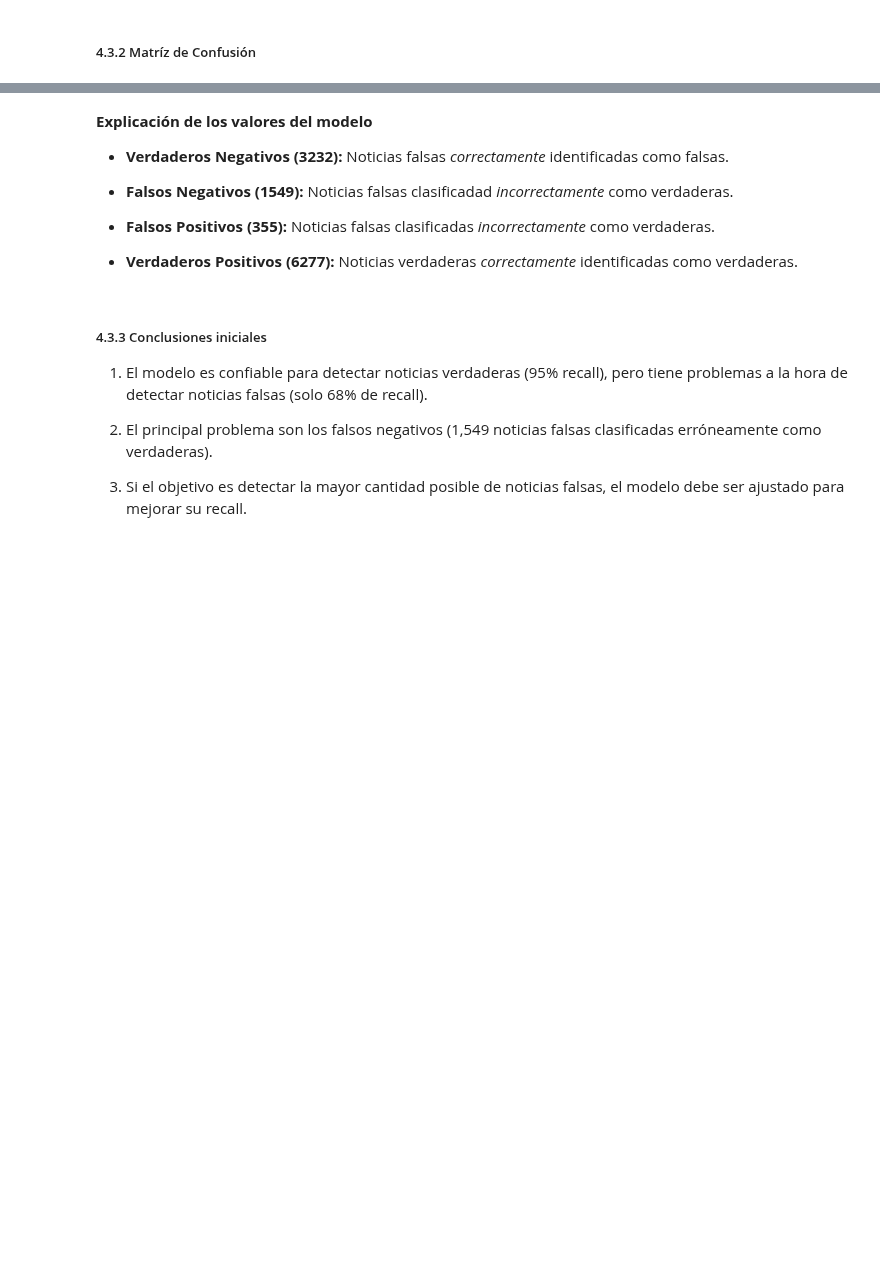
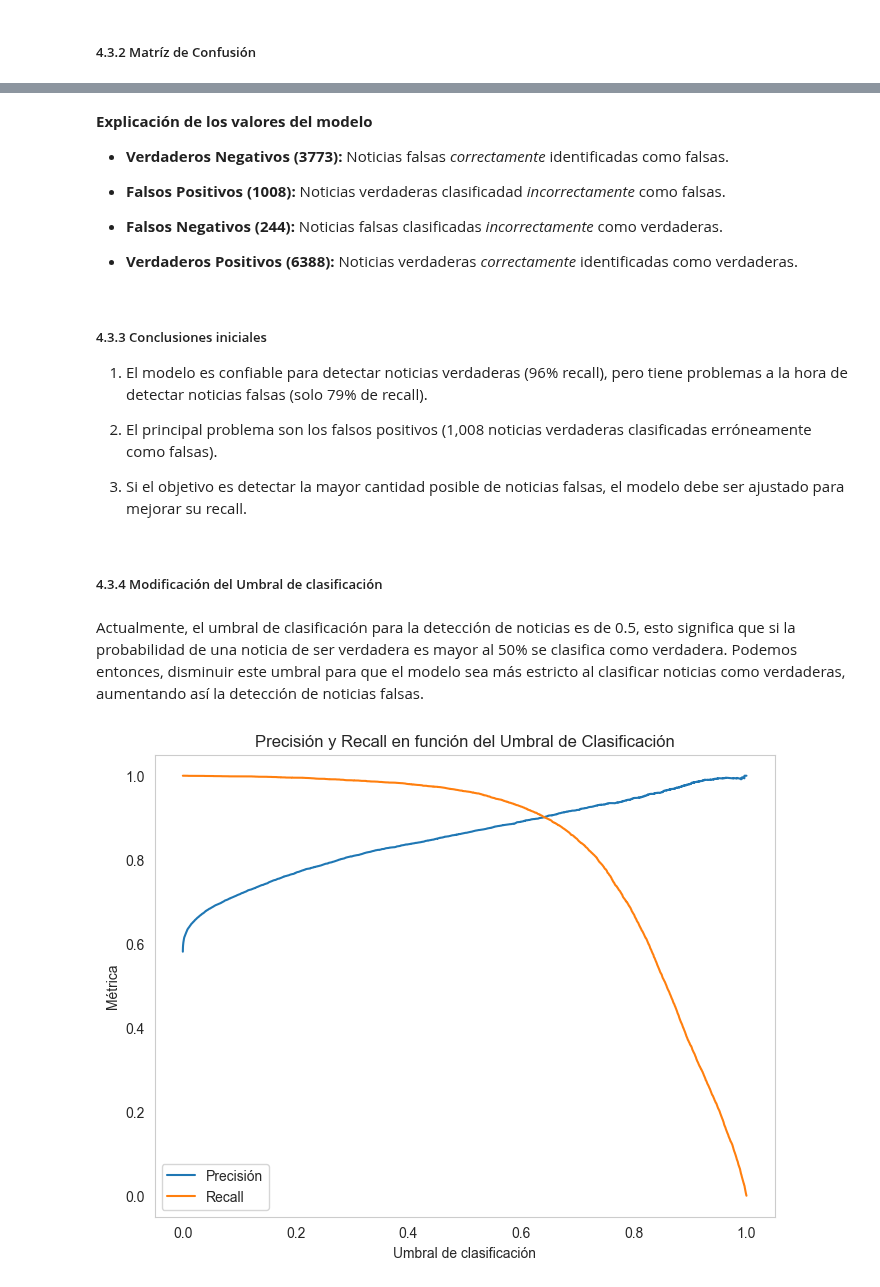
Before and after one commit to scasasbuenas/BI-Proyectos, a Jupyter notebook: proyecto1/desarrolloLab.ipynb, the cells around one changed output, grey strips where cells are left out. Saved outputs shown, nothing was run; the diff lists cells and outputs as text; code cells hidden in the pictures; blank space fills up the shorter version.

```diff
--- a/proyecto1/desarrolloLab.ipynb
+++ b/proyecto1/desarrolloLab.ipynb
@@ -382,18 +391,41 @@ plt.show()
 # %% [markdown]
 **Explicación de los valores del modelo**
 
-- **Verdaderos Negativos (3232):** Noticias falsas *correctamente* identificadas como falsas.
+- **Verdaderos Negativos (3773):** Noticias falsas *correctamente* identificadas como falsas.
 
-- **Falsos Negativos (1549):** Noticias falsas clasificadad *incorrectamente* como verdaderas.
+- **Falsos Positivos (1008):** Noticias verdaderas clasificadad *incorrectamente* como falsas.
 
-- **Falsos Positivos (355):** Noticias falsas clasificadas *incorrectamente* como verdaderas.
+- **Falsos Negativos (244):** Noticias falsas clasificadas *incorrectamente* como verdaderas.
 
-- **Verdaderos Positivos (6277):** Noticias verdaderas *correctamente* identificadas como verdaderas.
+- **Verdaderos Positivos (6388):** Noticias verdaderas *correctamente* identificadas como verdaderas.
 # %% [markdown]
 ##### 4.3.3 Conclusiones iniciales
 
-1. El modelo es confiable para detectar noticias verdaderas (95% recall), pero tiene problemas a la hora de detectar noticias falsas (solo 68% de recall).
+1. El modelo es confiable para detectar noticias verdaderas (96% recall), pero tiene problemas a la hora de detectar noticias falsas (solo 79% de recall).
 
-2. El principal problema son los falsos negativos (1,549 noticias falsas clasificadas erróneamente como verdaderas).
+2. El principal problema son los falsos positivos (1,008 noticias verdaderas clasificadas erróneamente como falsas).
 
 3. Si el objetivo es detectar la mayor cantidad posible de noticias falsas, el modelo debe ser ajustado para mejorar su recall.
+# %% [markdown]
+##### 4.3.4 Modificación del Umbral de clasificación
+# %% [markdown]
+Actualmente, el umbral de clasificación para la detección de noticias es de 0.5, esto significa que si la probabilidad de una noticia de ser verdadera es mayor al 50% se clasifica como verdadera. Podemos entonces, disminuir este umbral para que el modelo sea más estricto al clasificar noticias como verdaderas, aumentando así la detección de noticias falsas.
+# %%
+# Obtenemos las probabilidades de predicción en el conjunto de prueba
+y_prob = modelo.predict_proba(X_test)[:, 1]  # Probabilidad de ser noticia verdadera (Clase 1)
+
+# Calculamos Precision, Recall y Umbrales automáticamente
+precisions, recalls, thresholds = precision_recall_curve(y_test, y_prob)
+
+# Graficamos Precision-Recall para diferentes umbrales
+plt.figure(figsize=(8, 6))
+plt.plot(thresholds, precisions[:-1], label="Precisión")
+plt.plot(thresholds, recalls[:-1], label="Recall")
+plt.xlabel("Umbral de clasificación")
+plt.ylabel("Métrica")
+plt.legend()
+plt.title("Precisión y Recall en función del Umbral de Clasificación")
+plt.grid()
+plt.show()
+# %% [output]
+[figure, added]
```
Also changed, not shown: parts of 11 cells of this notebook.
